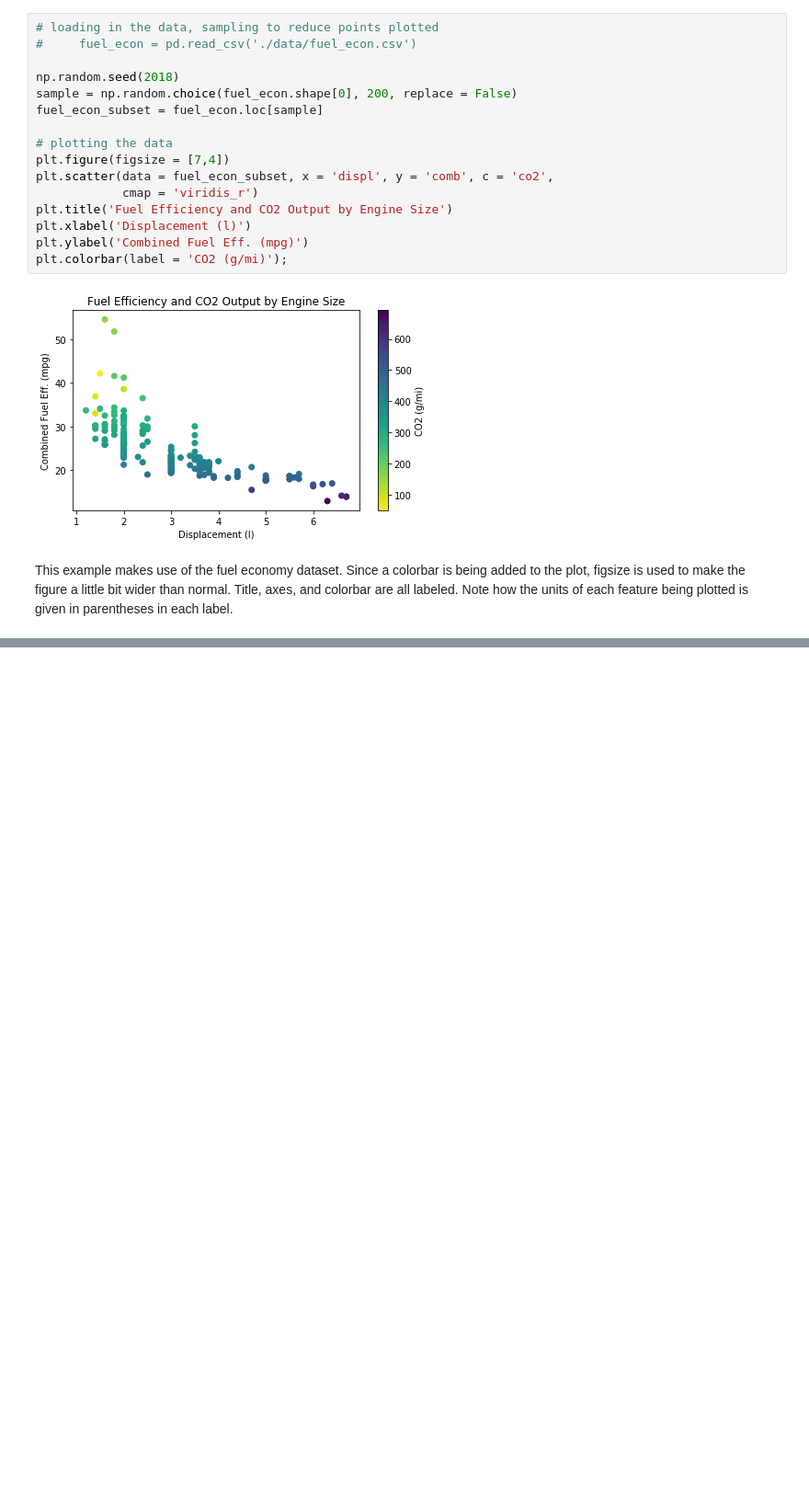
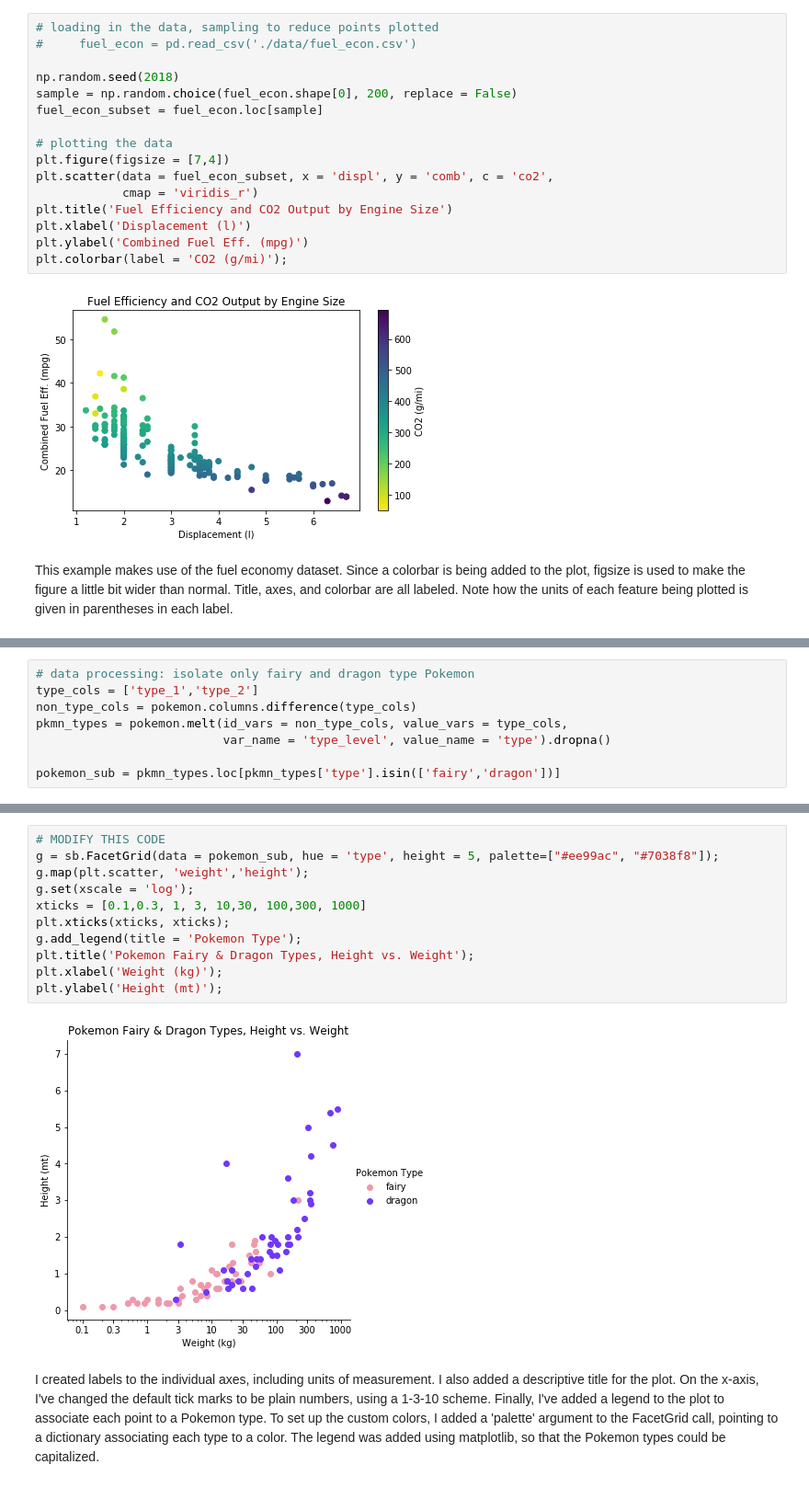
Before and after one commit to iRaied/Project_5_3_Pokemon, a Jupyter notebook: Multivariate_Vis_Size_and_Shape.ipynb, the cells around one changed output, grey strips where cells are left out. Shown at 92% size. Cells and saved outputs as stored; diff of their text form; blank space fills up the shorter version.

Commit message:
Practicing Polishing Plots

```diff
--- a/Multivariate_Vis_Size_and_Shape.ipynb
+++ b/Multivariate_Vis_Size_and_Shape.ipynb
@@ -569,0 +576,8 @@ This example makes use of the fuel economy dataset. Since a colorbar is being ad
+# %%
+# data processing: isolate only fairy and dragon type Pokemon
+type_cols = ['type_1','type_2']
+non_type_cols = pokemon.columns.difference(type_cols)
+pkmn_types = pokemon.melt(id_vars = non_type_cols, value_vars = type_cols,
+                          var_name = 'type_level', value_name = 'type').dropna()
+
+pokemon_sub = pkmn_types.loc[pkmn_types['type'].isin(['fairy','dragon'])]
@@ -569,0 +596,15 @@ This example makes use of the fuel economy dataset. Since a colorbar is being ad
+# %%
+# MODIFY THIS CODE
+g = sb.FacetGrid(data = pokemon_sub, hue = 'type', height = 5, palette=["#ee99ac", "#7038f8"]);
+g.map(plt.scatter, 'weight','height');
+g.set(xscale = 'log');
+xticks = [0.1,0.3, 1, 3, 10,30, 100,300, 1000]
+plt.xticks(xticks, xticks);
+g.add_legend(title = 'Pokemon Type');
+plt.title('Pokemon Fairy & Dragon Types, Height vs. Weight');
+plt.xlabel('Weight (kg)');
+plt.ylabel('Height (mt)');
+# %% [output]
+[figure, added]
+# %% [markdown]
+I created labels to the individual axes, including units of measurement. I also added a descriptive title for the plot. On the x-axis, I've changed the default tick marks to be plain numbers, using a 1-3-10 scheme. Finally, I've added a legend to the plot to associate each point to a Pokemon type. To set up the custom colors, I added a 'palette' argument to the FacetGrid call, pointing to a dictionary associating each type to a color. The legend was added using matplotlib, so that the Pokemon types could be capitalized.
```
Also changed, not shown: parts of 3 cells of this notebook.
